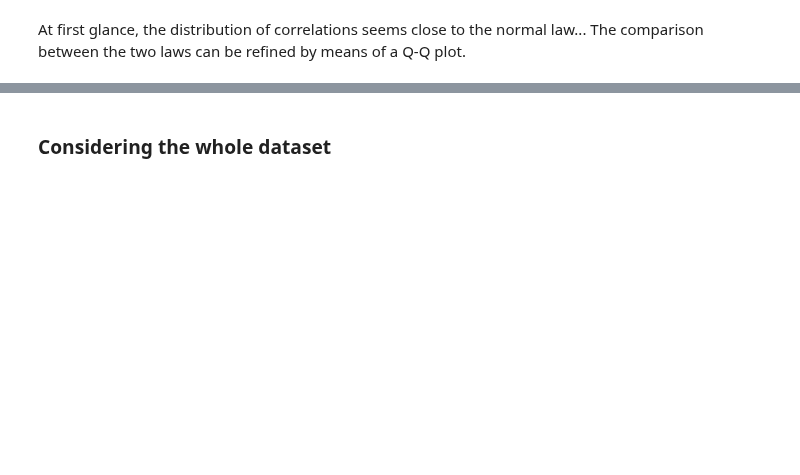
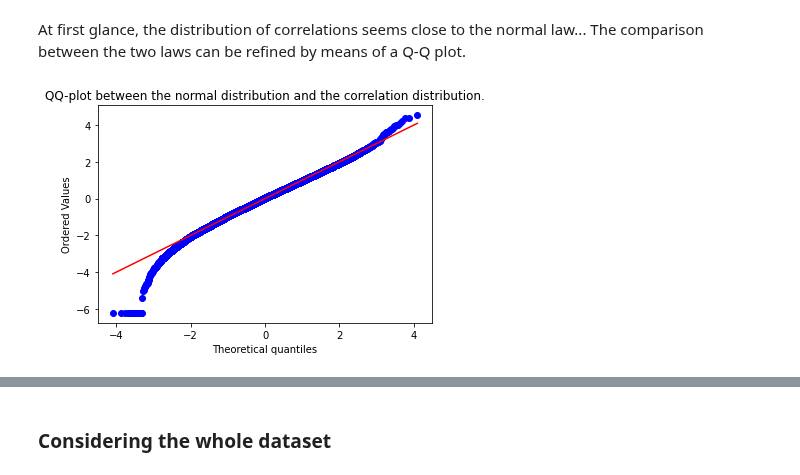
Before and after one commit to StephaneBereux/Cancer-survival-challenge, a Jupyter notebook: starting_kit.ipynb, the cells around one changed output, grey strips where cells are left out. Drawn from its saved outputs; the diff is of its cells as text; code cells hidden in the pictures; blank space fills up the shorter version.

```diff
--- a/starting_kit.ipynb
+++ b/starting_kit.ipynb
@@ -167,5 +171,5 @@ First, you have to download the data, by running :
 Now we can load the data.
 # %%
 from problem import get_train_data, get_test_data
-X_train, y_train = get_train_data()
-X_test, y_test = get_test_data()
+X_train, E_y_train = get_train_data()
+X_test, E_y_test = get_test_data()
@@ -186,0 +178,3 @@ y_train[:,0].sum()
+# %%
+E_train, y_train = E_y_train[:,0], E_y_train[:,1]
+E_test, y_test = E_y_test[:,0], E_y_test[:,1]
@@ -285,7 +301,9 @@ plt.show()
 At first glance, the distribution of correlations seems close to the normal law... The comparison between the two laws can be refined by means of a Q-Q plot.
 # %%
 scaled_correlations = scaler.fit_transform(np_correlations)
-stats.probplot(scaled_correlations.flatten(), dist="norm",plot=plt)
+probplot(scaled_correlations.flatten(), dist="norm",plot=plt)
 plt.title('QQ-plot between the normal distribution and the correlation distribution.')
 plt.show()
+# %% [output]
+[figure, added]
 # %%
```
Also changed, not shown: parts of 25 cells of this notebook, 1 other file.
